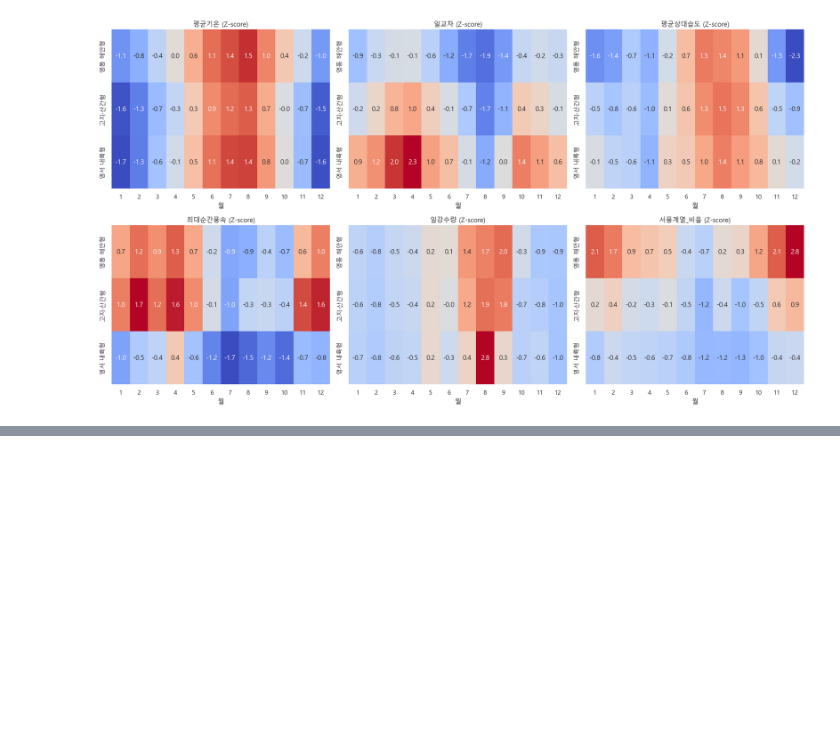
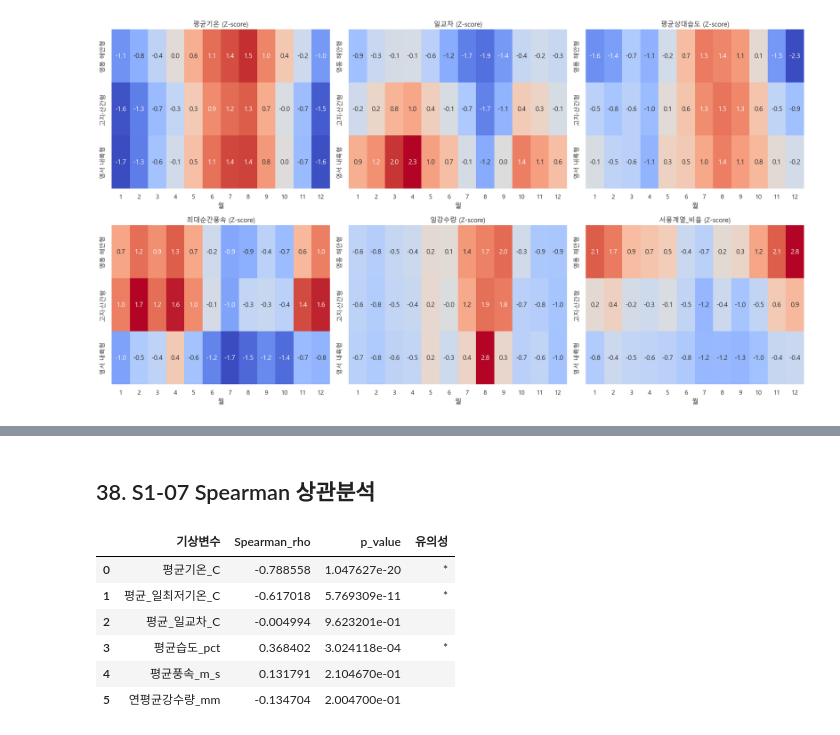
Before and after one commit to Max-JI64/farm-system-public-02, a Jupyter notebook: jsw/강원_재_EDA/Step1_강원도_기후지형및캐나다지수_기본분석.ipynb, the cells around one changed output, grey strips where cells are left out. Drawn from its saved outputs; the diff is of its cells as text; code cells hidden in the pictures; blank space fills up the shorter version.

```diff
--- a/jsw/강원_재_EDA/Step1_강원도_기후지형및캐나다지수_기본분석.ipynb
+++ b/jsw/강원_재_EDA/Step1_강원도_기후지형및캐나다지수_기본분석.ipynb
@@ -1589,0 +1637,26 @@ plt.show()
+# %% [markdown]
+## 38. S1-07 Spearman 상관분석
+# %%
+correlations = []
+
+for var in target_vars:
+    valid_data = cell_climate.dropna(subset=['DEM_고도_m', var])
+    rho, pval = stats.spearmanr(valid_data['DEM_고도_m'], valid_data[var])
+    correlations.append({
+        '기상변수': var,
+        'Spearman_rho': rho,
+        'p_value': pval,
+        '유의성': '*' if pval < 0.05 else ''
+    })
+
+corr_df = pd.DataFrame(correlations)
+corr_df.to_csv(TABLE_DIR / 'S1-07_spearman_correlation.csv', index=False, encoding='utf-8-sig')
+display(corr_df)
+# %% [output]
+|  | 기상변수 | Spearman_rho | p_value | 유의성 |
+| 0 | 평균기온_C | -0.788558 | 1.047627e-20 | * |
+| 1 | 평균_일최저기온_C | -0.617018 | 5.769309e-11 | * |
+| 2 | 평균_일교차_C | -0.004994 | 9.623201e-01 |  |
+| 3 | 평균습도_pct | 0.368402 | 3.024118e-04 | * |
+| 4 | 평균풍속_m_s | 0.131791 | 2.104670e-01 |  |
+| 5 | 연평균강수량_mm | -0.134704 | 2.004700e-01 |  |
```
Also changed, not shown: parts of 5 cells of this notebook, 5 other files.
